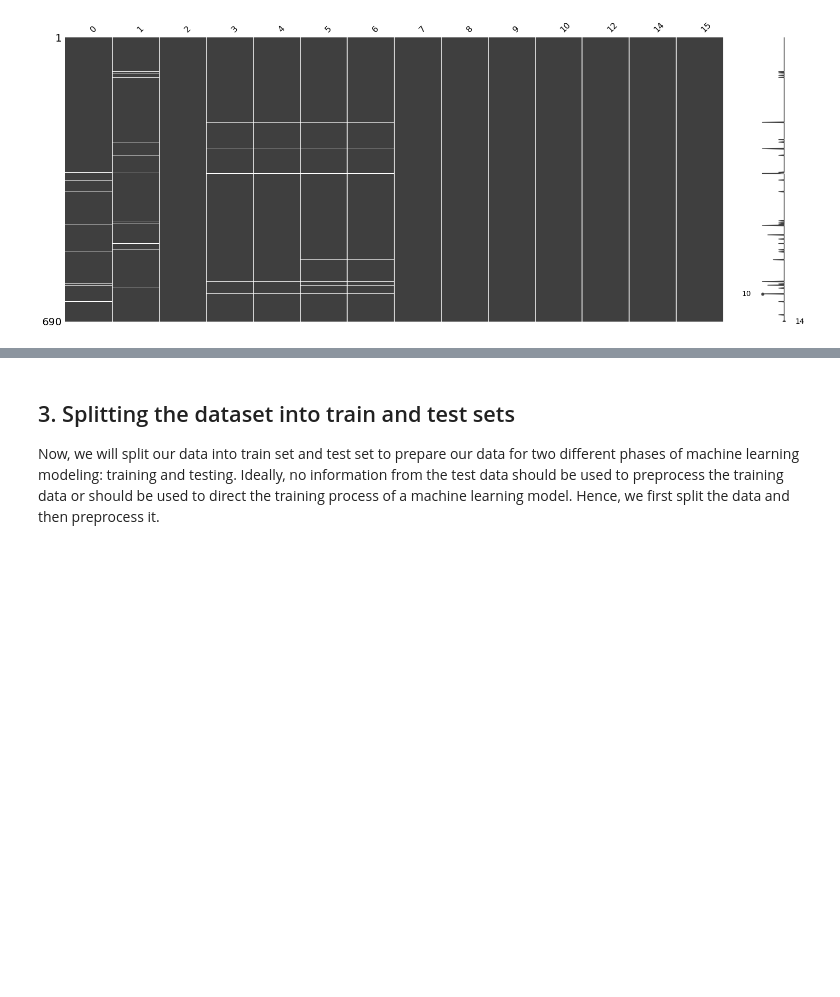
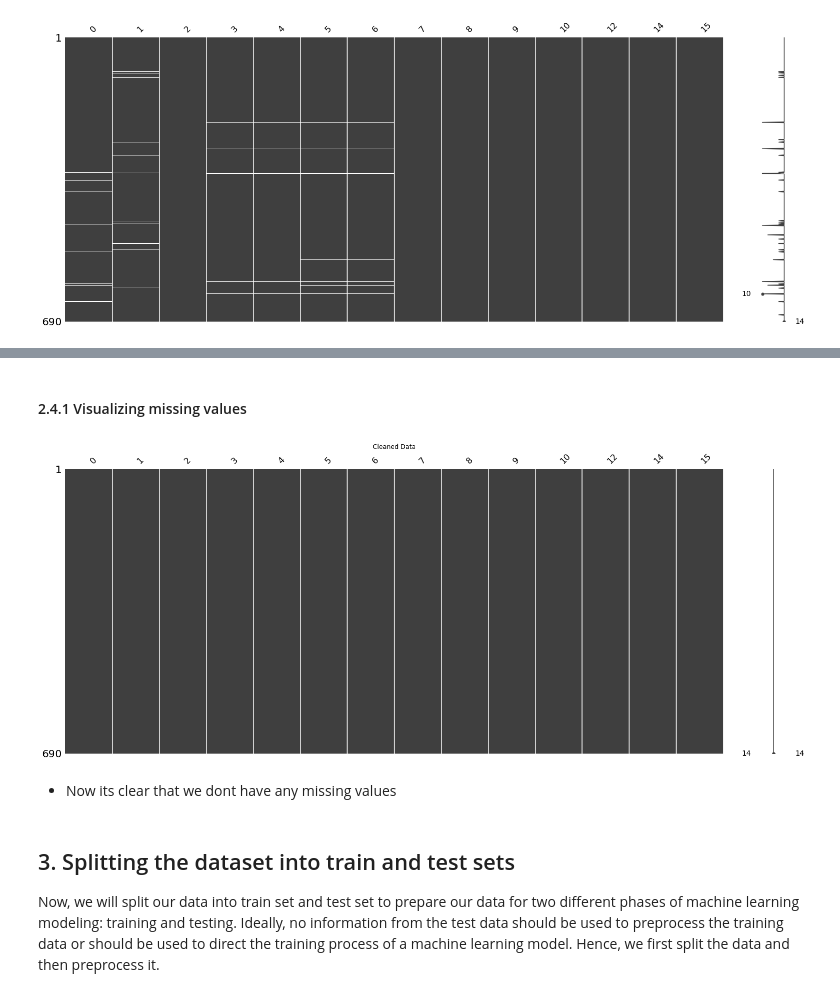
Before and after one commit to sivachandan1996/Data_Science_Projects, a Jupyter notebook: Supervised_Learning_Projects/Credit Card Approval/notebook.ipynb, the cells around one changed output, grey strips where cells are left out. Drawn from its saved outputs; the diff is of its cells as text; code cells hidden in the pictures; blank space fills up the shorter version.

```diff
--- a/Supervised_Learning_Projects/Credit Card Approval/notebook.ipynb
+++ b/Supervised_Learning_Projects/Credit Card Approval/notebook.ipynb
@@ -107,15 +136,10 @@ plt.show()
 # %%
-# Impute the missing values with mean imputation
-# print(cc_apps.isna().sum())
-from sklearn.impute import SimpleImputer
-imp = SimpleImputer(missing_values = 'NaN',startegy = 'mean',axis = 0)
-new_data = cc_apps.dropna()
+# Let's Create a New Data Frame by copying cc_apps
+new_data = cc_apps.copy()
 
-print(new_data.isna().sum())
-
-# Count the number of NaNs in the dataset and print the counts to verify
-# print(cc_apps.isna().sum())
-# import missingno as msno
-# import matplotlib.pyplot as plt
-# msno.matrix(cc_apps)
-# plt.show()
+# A for loop to deal with missing with srategies depending upon feature type
+for col in new_data.columns:
+    if new_data[col].dtype == 'float64':
+        new_data[col].fillna(new_data[col].mean(),inplace = True)
+    elif new_data[col].dtype == 'object':
+        new_data[col].fillna(new_data[col].value_counts()[0],inplace = True)
@@ -124,3 +146,13 @@ ImportError: cannot import name 'Imputer' from 'sklearn.preprocessing' (C:\Progr
+# %% [markdown]
+#### 2.4.1 Visualizing missing values
+# %%
+msno.matrix(new_data)
+plt.title("Cleaned Data")
+plt.show()
+# %% [output]
+[figure, added]
+# %% [markdown]
+* Now its clear that we dont have any missing values
 # %% [markdown]
 ## 3. Splitting the dataset into train and test sets
 <p>Now, we will split our data into train set and test set to prepare our data for two different phases of machine learning modeling: training and testing. Ideally, no information from the test data should be used to preprocess the training data or should be used to direct the training process of a machine learning model. Hence, we first split the data and then preprocess it.</p>
```
Also changed, not shown: parts of 24 cells of this notebook.
